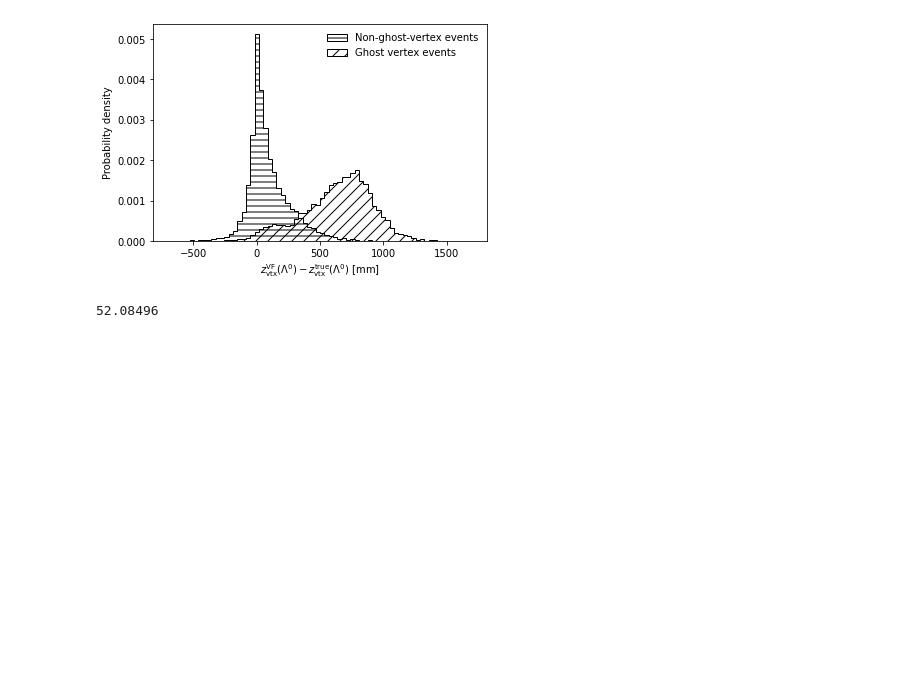
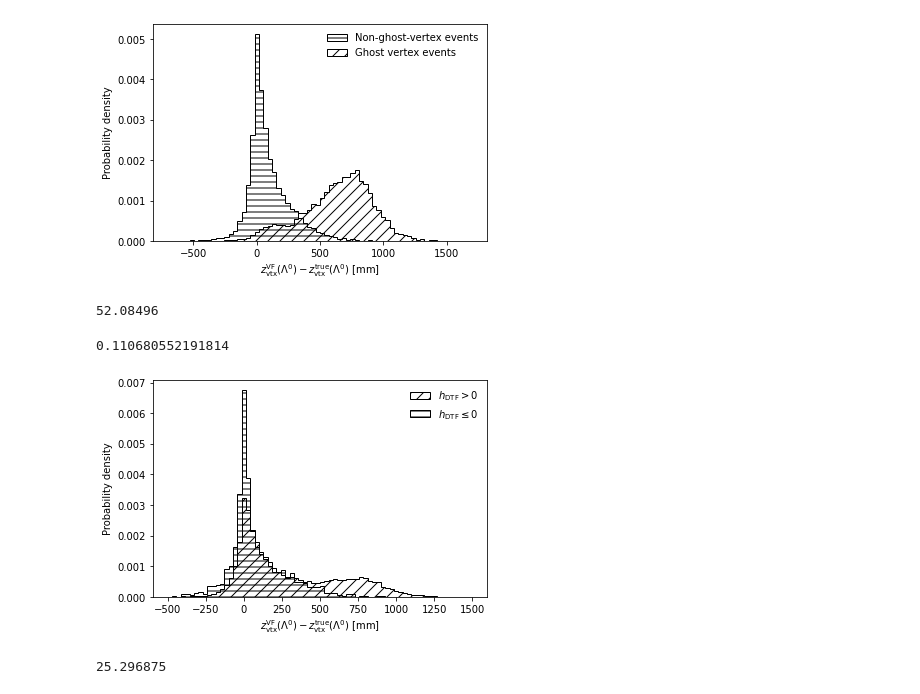
Before and after one commit to alatios/lb2jpsil_lambda-emdm-measurement, a Jupyter notebook: 03_lambda_endvertex_study.ipynb, the cells around one changed output. Cells and saved outputs as stored; diff of their text form; code cells hidden in the pictures; blank space fills up the shorter version.

Commit message:
Add z bias plot with DTF horizontality cut

```diff
--- a/03_lambda_endvertex_study.ipynb
+++ b/03_lambda_endvertex_study.ipynb
@@ -835,3 +835,58 @@ plt.show()
 (df_mc['L_ENDVERTEX_Z'] - df_mc['MCTRUTH_L_ENDVERTEX_Z']).loc[~in_banana].median()
 # %% [output]
 52.08496
+# %%
+negative_h = df_mc['DTF_FixJPsiLambda_h'] <= 0
+# %%
+sum(negative_h) / len(df_mc)
+# %% [output]
+0.110680552191814
+# %%
+## Common plot parameters
+common_plot_params = {
+    'range': (-500,1500),
+    'bins': 70,
+    'histtype': 'stepfilled',
+    'edgecolor': 'black',
+    'facecolor': 'none',
+    'density': True
+}
+
+## Individual plot parameters
+right_way_up_params = {
+    'hatch': '//',
+    'label': r'$h_\mathrm{DTF} > 0$'
+}
+
+upside_down_params = {
+    'hatch': '--',
+    'label': r'$h_\mathrm{DTF} \leq 0$'
+}
+
+series = df_mc['L_ENDVERTEX_Z'] - df_mc['MCTRUTH_L_ENDVERTEX_Z']
+
+plt.hist(series.loc[~negative_h], **common_plot_params, **right_way_up_params)
+
+plt.hist(series.loc[negative_h], **common_plot_params, **upside_down_params)
+
+if show_grid:
+    plt.grid()
+
+plt.xlabel(r'$z_\mathrm{vtx}^\mathrm{VF} (\Lambda^0) - z_\mathrm{vtx}^\mathrm{true} (\Lambda^0)$ [mm]')
+plt.ylabel("Probability density")
+
+if show_titles:
+    plt.title(r'$\Lambda^0 \rightarrow p\pi^-$: $z$ vertex bias vs. DTF horizontality' + '\n(MC simulation)')
+
+plt.legend(frameon=False)
+
+if save_plots:
+    plt.savefig(plot_directory + 'lambda_endvertex_z_bias_vs_reco_horizontality' + '.pdf', bbox_inches = 'tight')
+
+plt.show()
+# %% [output]
+[figure, added]
+# %%
+(df_mc['L_ENDVERTEX_Z'] - df_mc['MCTRUTH_L_ENDVERTEX_Z']).loc[negative_h].median()
+# %% [output]
+25.296875
```
